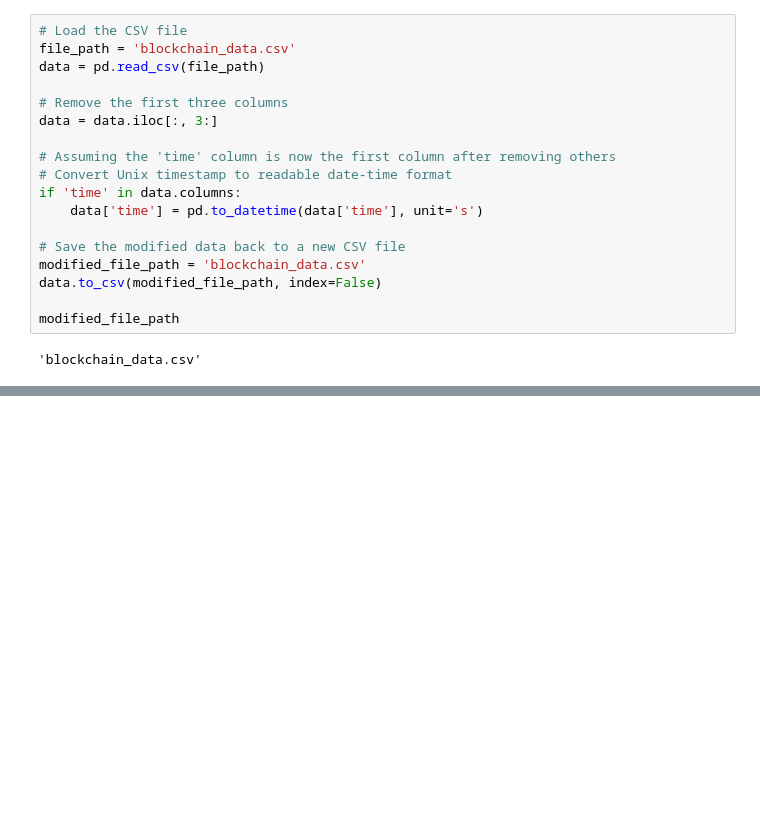
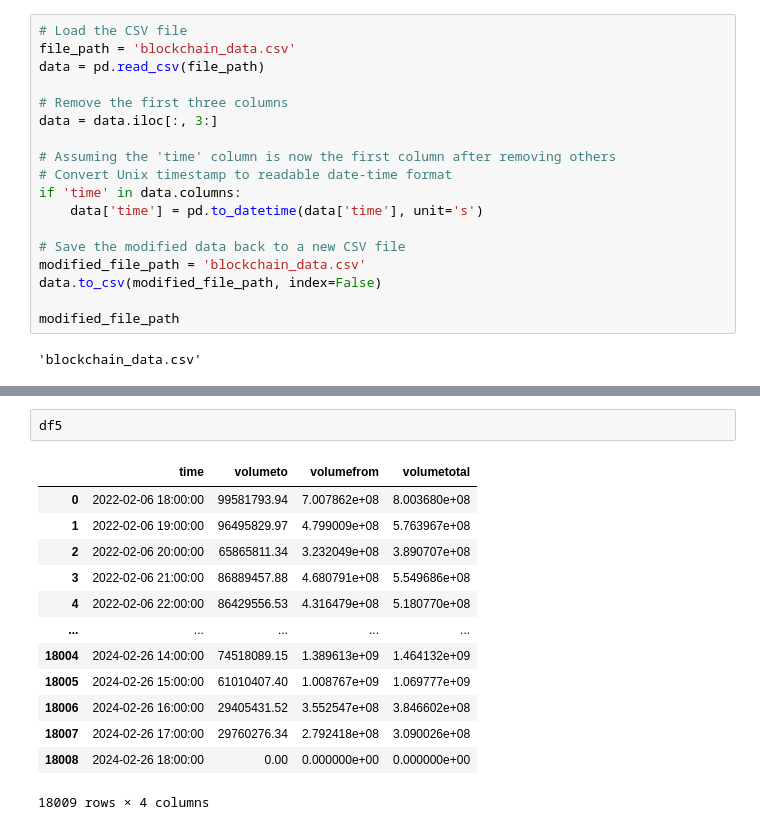
Before and after one commit to SkyTong/BTCpred, a Jupyter notebook: volume/data/raw/Blockchain_info/Blockchain_data.ipynb, the cells around one changed output, grey strips where cells are left out. Saved outputs shown, nothing was run; the diff lists cells and outputs as text; blank space fills up the shorter version.

```diff
--- a/volume/data/raw/Blockchain_info/Blockchain_data.ipynb
+++ b/volume/data/raw/Blockchain_info/Blockchain_data.ipynb
@@ -404,0 +468,16 @@ SyntaxError: invalid syntax (517458755.py, line 7)
+# %%
+df5
+# %% [output]
+|  | time | volumeto | volumefrom | volumetotal |
+| 0 | 2022-02-06 18:00:00 | 99581793.94 | 7.007862e+08 | 8.003680e+08 |
+| 1 | 2022-02-06 19:00:00 | 96495829.97 | 4.799009e+08 | 5.763967e+08 |
+| 2 | 2022-02-06 20:00:00 | 65865811.34 | 3.232049e+08 | 3.890707e+08 |
+| 3 | 2022-02-06 21:00:00 | 86889457.88 | 4.680791e+08 | 5.549686e+08 |
+| 4 | 2022-02-06 22:00:00 | 86429556.53 | 4.316479e+08 | 5.180770e+08 |
+| ... | ... | ... | ... | ... |
+| 18004 | 2024-02-26 14:00:00 | 74518089.15 | 1.389613e+09 | 1.464132e+09 |
+| 18005 | 2024-02-26 15:00:00 | 61010407.40 | 1.008767e+09 | 1.069777e+09 |
+| 18006 | 2024-02-26 16:00:00 | 29405431.52 | 3.552547e+08 | 3.846602e+08 |
+| 18007 | 2024-02-26 17:00:00 | 29760276.34 | 2.792418e+08 | 3.090026e+08 |
+| 18008 | 2024-02-26 18:00:00 | 0.00 | 0.000000e+00 | 0.000000e+00 |
+18009 rows × 4 columns
```
Also changed, not shown: parts of 18 cells of this notebook, 30 other files.
